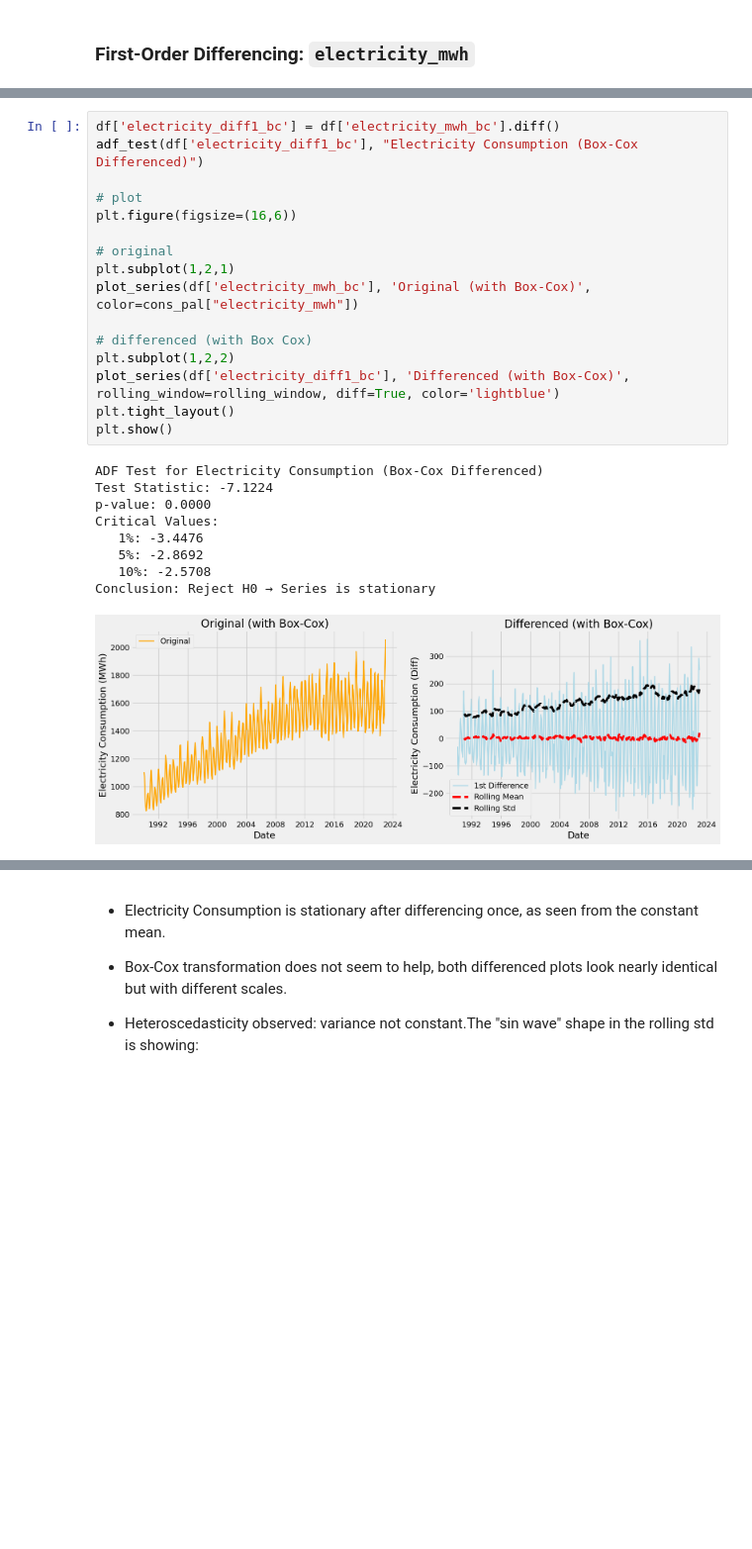
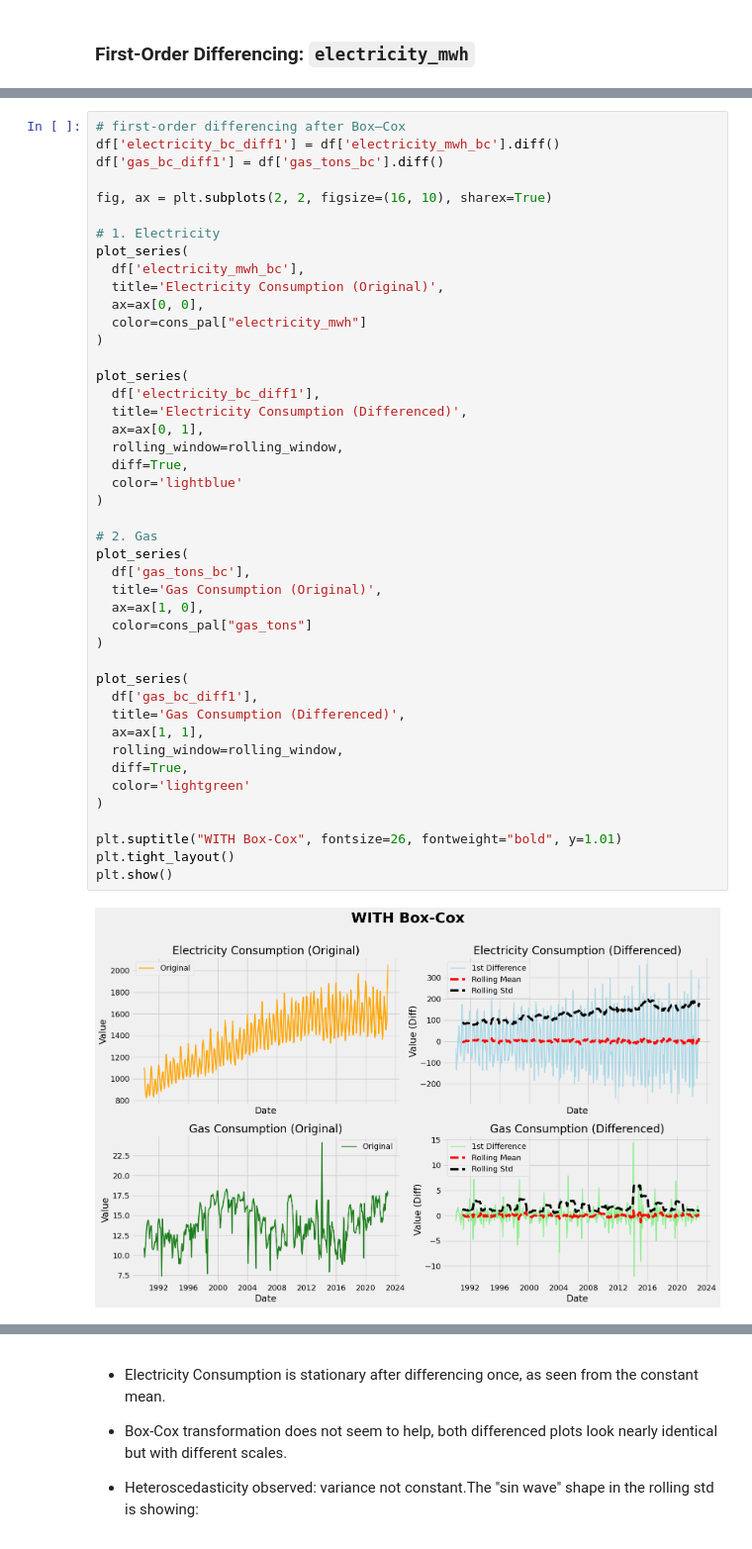
Before and after one commit to lokejer/AIML-clustering-timeseries, a Jupyter notebook: p2510707_CA2_PartB_JeromeLoke.ipynb, the cells around one changed output, grey strips where cells are left out. Shown at 99% size. Drawn from its saved outputs; the diff is of its cells as text; blank space fills up the shorter version.

```diff
--- a/p2510707_CA2_PartB_JeromeLoke.ipynb
+++ b/p2510707_CA2_PartB_JeromeLoke.ipynb
@@ -497,27 +460,47 @@ def plot_series(series, title, rolling_window=None, diff=False, color='blue'):
 # %%
-df['electricity_diff1_bc'] = df['electricity_mwh_bc'].diff()
-adf_test(df['electricity_diff1_bc'], "Electricity Consumption (Box-Cox Differenced)")
+# first-order differencing after Box–Cox
+df['electricity_bc_diff1'] = df['electricity_mwh_bc'].diff()
+df['gas_bc_diff1'] = df['gas_tons_bc'].diff()
 
-# plot
-plt.figure(figsize=(16,6))
+fig, ax = plt.subplots(2, 2, figsize=(16, 10), sharex=True)
 
-# original
-plt.subplot(1,2,1)
-plot_series(df['electricity_mwh_bc'], 'Original (with Box-Cox)', color=cons_pal["electricity_mwh"])
+# 1. Electricity
+plot_series(
+  df['electricity_mwh_bc'],
+  title='Electricity Consumption (Original)',
+  ax=ax[0, 0],
+  color=cons_pal["electricity_mwh"]
+)
 
-# differenced (with Box Cox)
-plt.subplot(1,2,2)
-plot_series(df['electricity_diff1_bc'], 'Differenced (with Box-Cox)', rolling_window=rolling_window, diff=True, color='lightblue')
+plot_series(
+  df['electricity_bc_diff1'],
+  title='Electricity Consumption (Differenced)',
+  ax=ax[0, 1],
+  rolling_window=rolling_window,
+  diff=True,
+  color='lightblue'
+)
+
+# 2. Gas
+plot_series(
+  df['gas_tons_bc'],
+  title='Gas Consumption (Original)',
+  ax=ax[1, 0],
+  color=cons_pal["gas_tons"]
+)
+
+plot_series(
+  df['gas_bc_diff1'],
+  title='Gas Consumption (Differenced)',
+  ax=ax[1, 1],
+  rolling_window=rolling_window,
+  diff=True,
+  color='lightgreen'
+)
+
+plt.suptitle("WITH Box-Cox", fontsize=26, fontweight="bold", y=1.01)
 plt.tight_layout()
 plt.show()
 # %% [output]
-ADF Test for Electricity Consumption (Box-Cox Differenced)
-Test Statistic: -7.1224
-p-value: 0.0000
-Critical Values:
-   1%: -3.4476
-   5%: -2.8692
-   10%: -2.5708
-Conclusion: Reject H0 → Series is stationary
-[figure, old version]
+[figure, new version]
 # %%
```
Also changed, not shown: parts of 58 cells of this notebook.
